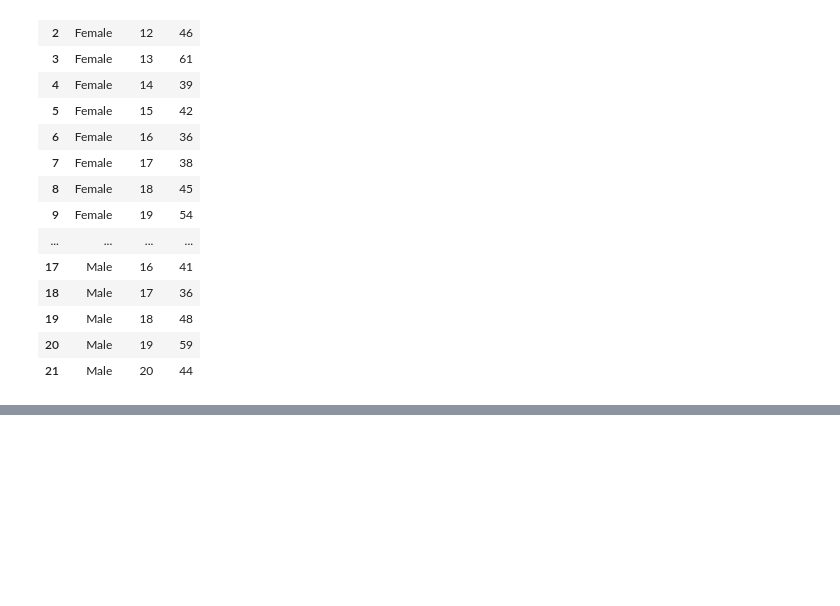
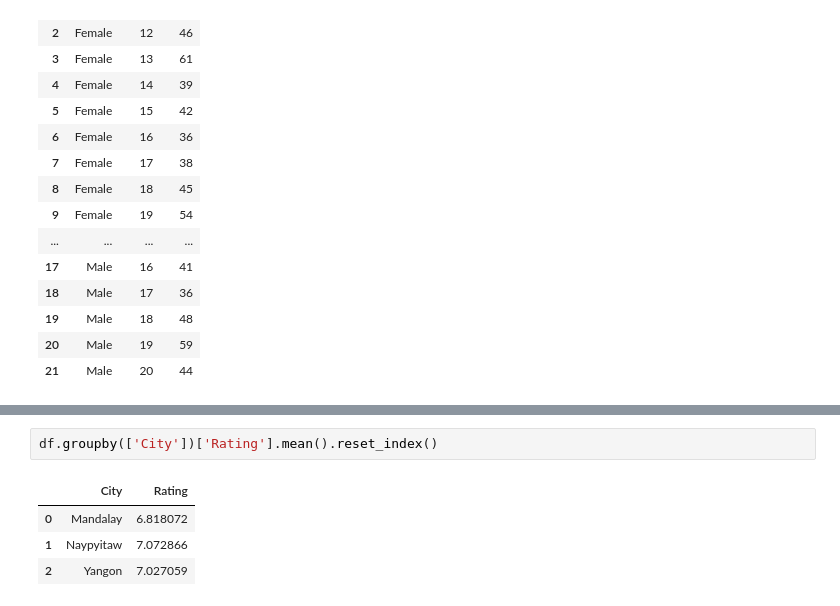
Before and after one commit to isoori/Supermarket-sales, a Jupyter notebook: Untitled.ipynb, the cells around one changed output, grey strips where cells are left out. Drawn from its saved outputs; the diff is of its cells as text; blank space fills up the shorter version.

```diff
--- a/Untitled.ipynb
+++ b/Untitled.ipynb
@@ -185,0 +196,7 @@ df.groupby(['Gender','Hour'])['Total'].count().reset_index()
+# %%
+df.groupby(['City'])['Rating'].mean().reset_index()
+# %% [output]
+|  | City | Rating |
+| 0 | Mandalay | 6.818072 |
+| 1 | Naypyitaw | 7.072866 |
+| 2 | Yangon | 7.027059 |
```
Also changed, not shown: parts of 3 cells of this notebook.
